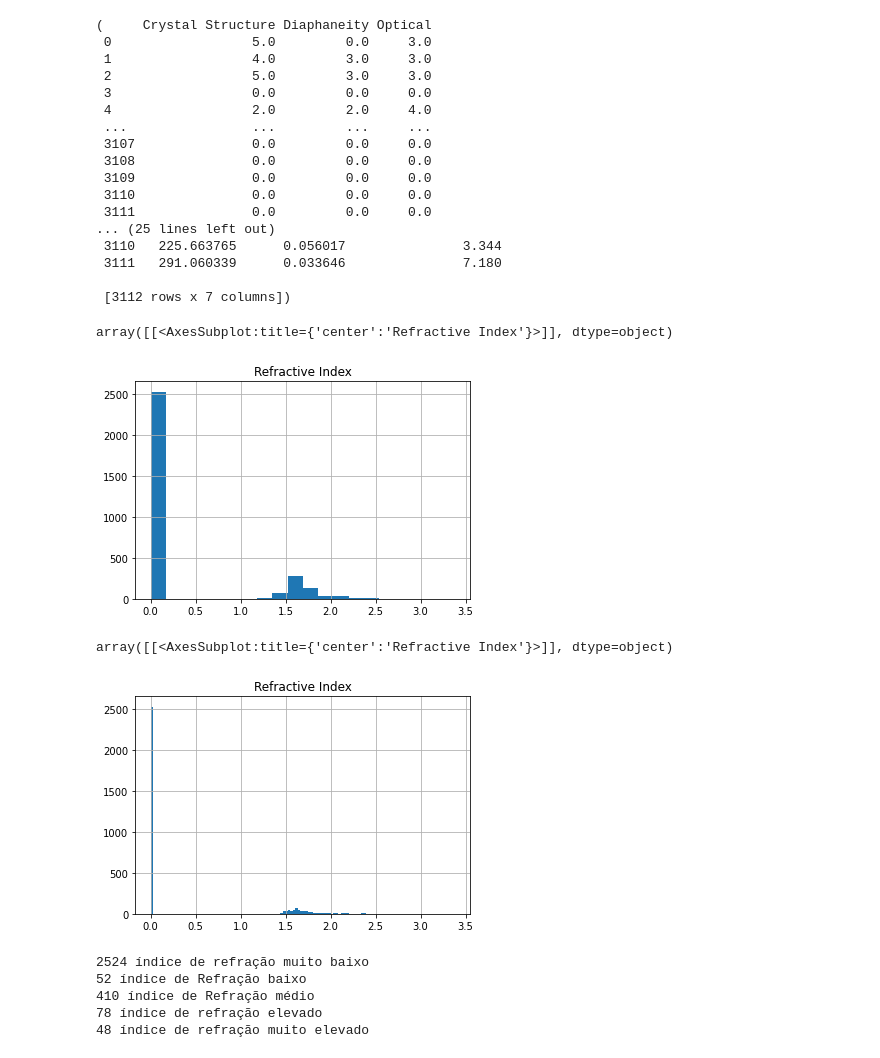
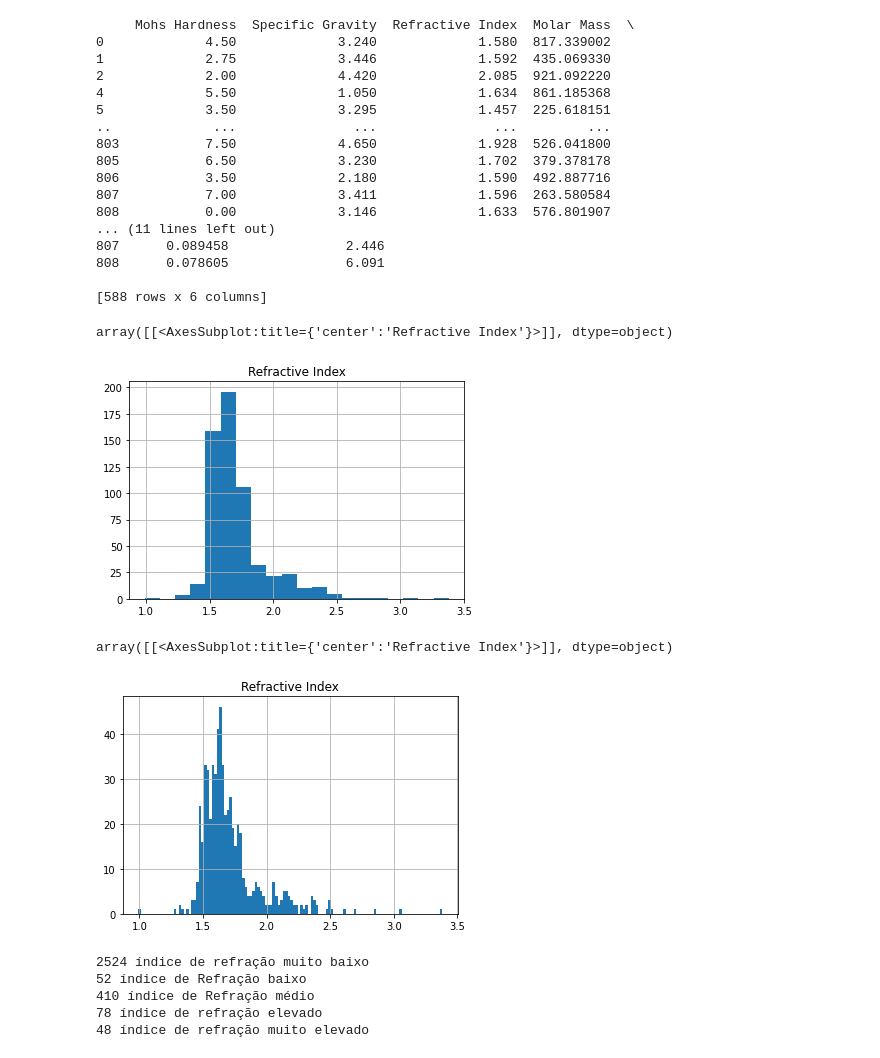
Before and after one commit to CaioHubit/Aprendizado-de-M-quina, a Jupyter notebook: bloco2/Done - Classificar.ipynb, the cells around one changed output. Cells and saved outputs as stored; diff of their text form; code cells hidden in the pictures.

```diff
--- a/bloco2/Classificar.ipynb
+++ b/bloco2/Done - Classificar.ipynb
@@ -19,7 +19,7 @@ def normalizar(df):
             resultado[coluna] = (df[coluna] - valor_min) / (valor_max - valor_min)
     return resultado
 # %%
-#criando o DataFrame "df_chem" (e talvez outros DataFrames)
+#criando o DataFrame "df_chem"
 df = pd.read_csv("Minerals_Database3.csv")  # Importação do dataset para ser utilizado como dataframe
 # Remoção de colunas não necessárias para o dataframe
 
@@ -30,26 +30,32 @@ dados_cat = df.reindex(df.columns[[0,2,4]], axis = 1) # Remoção de dados categ
 dados_categoricos = dados_cat.astype("category") # Tratamento de dados para o tipo categórico
 newlist = [x for x in range(7,135)] # Range para pegarmos dados que estão em porcentagem
 porcent_df = df.reindex(df.columns[newlist], axis = 1) # Coleta dos dados de elementos em porcentagem
-df_chem = df.reindex(df.columns[[1,3,5,6,135,136,137]], axis=1) # Reindexação de um dataframe contendo apenas propriedades fisico-químicas
-dados_categoricos, df_chem
+df_chem = df.reindex(df.columns[[1,3,5,135,136,137]], axis=1) # Reindexação de um dataframe contendo apenas propriedades fisico-químicas
+df_chem
+df_chem, dados_categoricos
+
+df_remove=df_chem.loc[(df_chem["Refractive Index"] == 0.000)] #remove as linhas (objetos), cujo valor do índice de refração é 0
+
+df_chem = df_chem.drop(df_remove.index) #considera que o dataframe df_chem é o dataframe com as linhas removidas
+print(df_chem)
 # %% [output]
-(     Crystal Structure Diaphaneity Optical
- 0                  5.0         0.0     3.0
- 1                  4.0         3.0     3.0
- 2                  5.0         3.0     3.0
- 3                  0.0         0.0     0.0
- 4                  2.0         2.0     4.0
- ...                ...         ...     ...
- 3107               0.0         0.0     0.0
- 3108               0.0         0.0     0.0
- 3109               0.0         0.0     0.0
- 3110               0.0         0.0     0.0
- 3111               0.0         0.0     0.0
-... (25 lines left out)
- 3110   225.663765      0.056017               3.344
- 3111   291.060339      0.033646               7.180
+     Mohs Hardness  Specific Gravity  Refractive Index  Molar Mass  \
+0             4.50             3.240             1.580  817.339002
+1             2.75             3.446             1.592  435.069330
+2             2.00             4.420             2.085  921.092220
+4             5.50             1.050             1.634  861.185368
+5             3.50             3.295             1.457  225.618151
+..             ...               ...               ...         ...
+803           7.50             4.650             1.928  526.041800
+805           6.50             3.230             1.702  379.378178
+806           3.50             2.180             1.590  492.887716
+807           7.00             3.411             1.596  263.580584
+808           0.00             3.146             1.633  576.801907
+... (11 lines left out)
+807      0.089458               2.446
+808      0.078605               6.091
 
- [3112 rows x 7 columns])
+[588 rows x 6 columns]
 # %%
 from sklearn.model_selection import train_test_split
 from sklearn.dummy import DummyRegressor
@@ -91,15 +97,15 @@ y_teste = df_teste.reindex(target, axis=1).values
 # %%
 import seaborn as sns
 import pandas as pd
 
 TARGET =  ["Refractive Index"]
-df[TARGET].hist(bins=20)
+df_chem[TARGET].hist(bins=20)
 # %% [output]
 array([[<AxesSubplot:title={'center':'Refractive Index'}>]], dtype=object)
-[figure, old version]
+[figure, new version]
 # %%
-df[TARGET].hist(bins=120)
+df_chem[TARGET].hist(bins=120)
 # %% [output]
 array([[<AxesSubplot:title={'center':'Refractive Index'}>]], dtype=object)
-[figure, old version]
+[figure, new version]
 # %%
```
Also changed, not shown: parts of 3 cells of this notebook, 9 other files.
